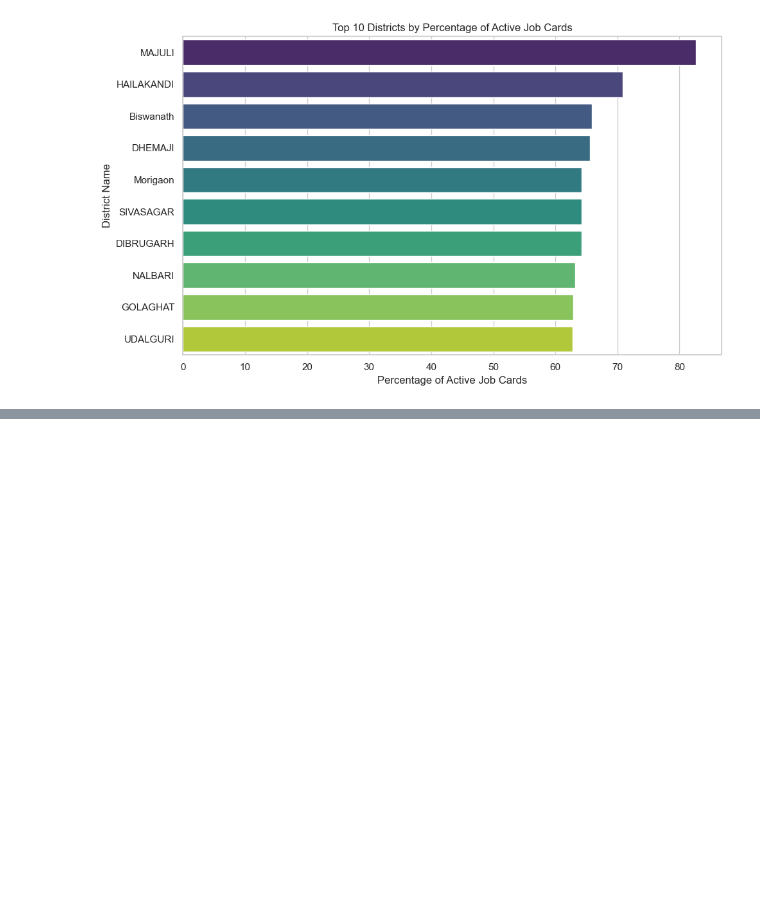
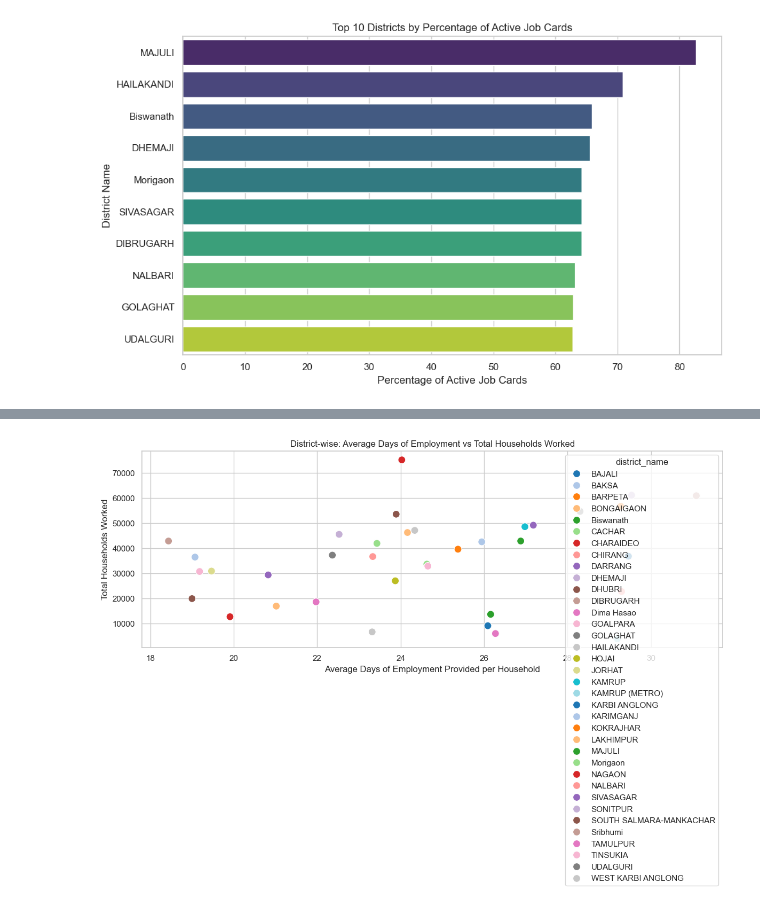
Before and after one commit to iamabirakash/INT-375, a Jupyter notebook: AssamEmployment.ipynb, the cells around one changed output, grey strips where cells are left out. Saved outputs shown, nothing was run; the diff lists cells and outputs as text; code cells hidden in the pictures; blank space fills up the shorter version.

```diff
--- a/AssamEmployment.ipynb
+++ b/AssamEmployment.ipynb
@@ -441,0 +462,19 @@ plt.show()
+# %%
+district_data = data1.groupby('district_name')[['Average_days_of_employment_provided_per_Household', 'Total_Households_Worked']].mean()
+plt.figure(figsize=(12, 7))
+sns.scatterplot(data=district_data,
+                x='Average_days_of_employment_provided_per_Household',
+                y='Total_Households_Worked',
+                hue='district_name',
+                palette='tab20',
+                s=100,
+                legend=True)
+
+plt.title('District-wise: Average Days of Employment vs Total Households Worked')
+plt.xlabel('Average Days of Employment Provided per Household')
+plt.ylabel('Total Households Worked')
+plt.grid(True)
+plt.tight_layout()
+plt.show()
+# %% [output]
+[figure, added]
```
Also changed, not shown: parts of 1 cell of this notebook.
